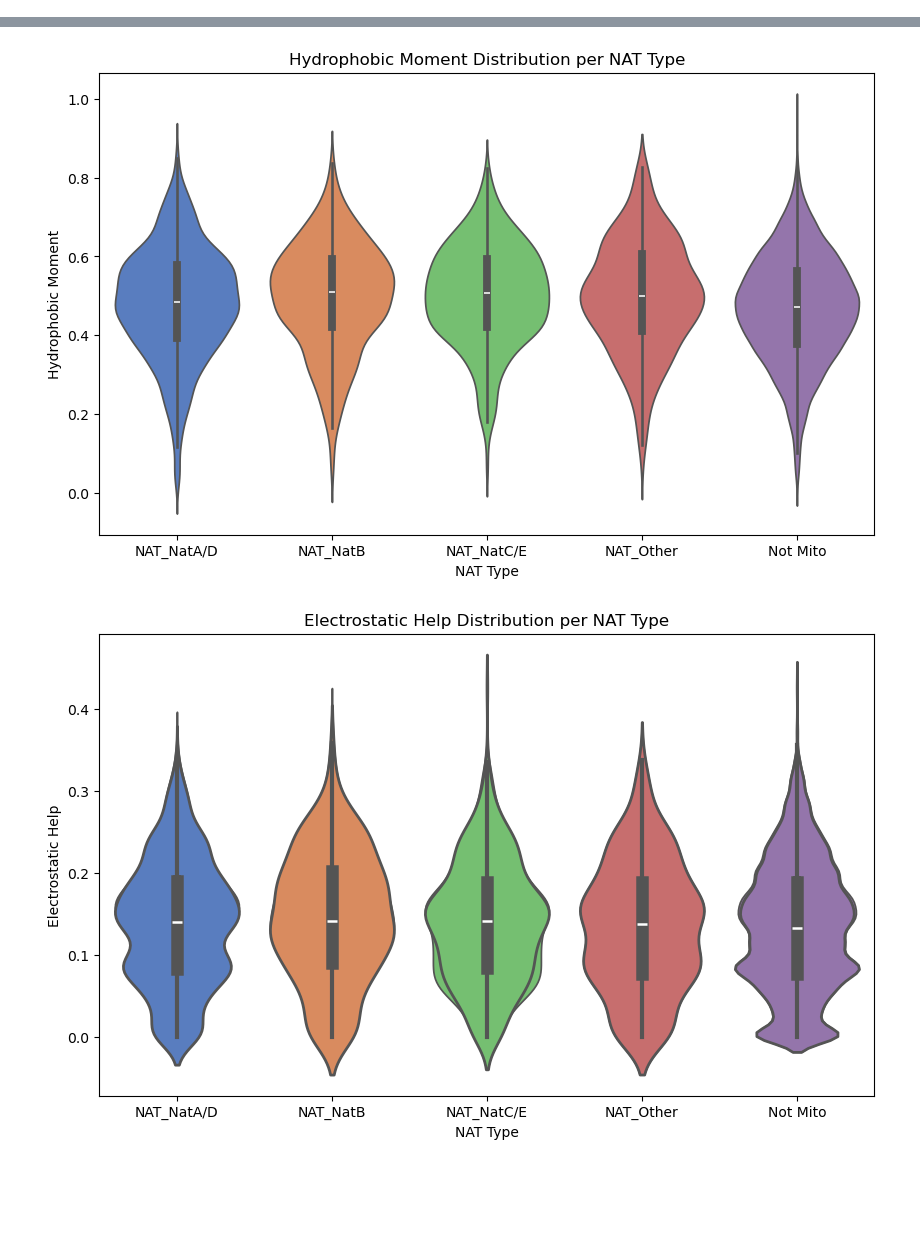
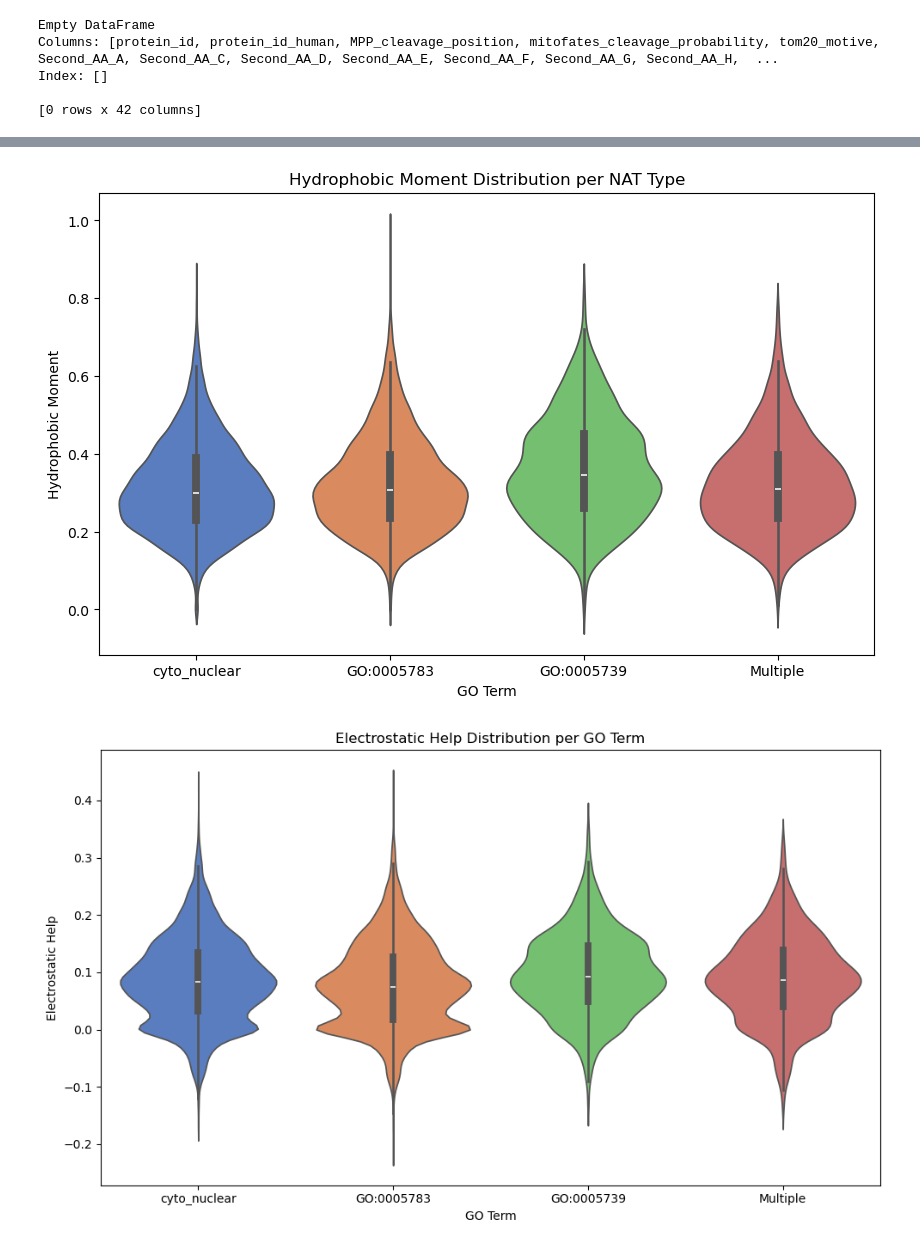
Before and after one commit to alexanderbalzer/bachelor_thesis, a Jupyter notebook: machine_learning/plot_stuff.ipynb, the cells around one changed output, grey strips where cells are left out. Cells and saved outputs as stored; diff of their text form; code cells hidden in the pictures; blank space fills up the shorter version.

```diff
--- a/machine_learning/plot_stuff.ipynb
+++ b/machine_learning/plot_stuff.ipynb
@@ -6,72 +6,60 @@ import seaborn as sns
 # %%
 csv_file_path = '/home/abalzer/Documents/github_clone/bachelor_thesis/pipeline/output/output_20250519_142700_machine_learning_human/Homo_sapiens/feature_matrix_with_go_terms.csv'
 output_file = '/home/abalzer/Documents/github_clone/bachelor_thesis/pipeline/output/output_20250519_142700_machine_learning_human/Homo_sapiens/'
-csv_file_path_all_organisms = '/home/abalzer/Documents/github_clone/bachelor_thesis/pipeline/output/output_20250603_145910_ml_all_organisms/Homo_sapiens_isoforms/feature_matrix_with_go_terms.csv'
+csv_file_path_all_organisms = '/home/abalzer/Documents/github_clone/bachelor_thesis/pipeline/output/output_20250603_145910_ml_all_organisms/Homo_sapiens/feature_matrix_with_go_terms.csv'
 # Read the CSV file into a pandas DataFrame
 df = pd.read_csv(csv_file_path_all_organisms)
 # %%
 print(df.head(0))
+# %% [output]
+Empty DataFrame
+Columns: [protein_id, protein_id_human, MPP_cleavage_position, mitofates_cleavage_probability, tom20_motive, Second_AA_A, Second_AA_C, Second_AA_D, Second_AA_E, Second_AA_F, Second_AA_G, Second_AA_H,  ...
+Index: []
+
+[0 rows x 42 columns]
 # %%
-mito_df = df.copy()
-mito_df = mito_df[(mito_df['GO_Term'] == "GO:0005739")]
-not_mito_proteins = df[(df['GO_Term'] != "GO:0005739")]
-not_mito_proteins['NAT_Type'] = not_mito_proteins[['NAT_NatA/D', 'NAT_NatB', 'NAT_NatC/E', 'NAT_Other']].idxmax(axis=1)
-not_mito_proteins['NAT_Type'] = 'Not Mito'
+mito_df = df[(df['GO_Term'] == "GO:0005739")]
+er_df = df[(df['GO_Term'] == 'GO:0005783')]
+cyto_df = df[(df['GO_Term'] == 'cyto_nuclear')]
+multiple = df[(df['GO_Term'] == 'Multiple')]
+'''
+er_df['NAT_Type'] = er_df[['NAT_NatA/D', 'NAT_NatB', 'NAT_NatC/E', 'NAT_Other']].idxmax(axis=1)
+er_df['NAT_Type'] = 'ER'
+cyto_df['NAT_Type'] = cyto_df[['NAT_NatA/D', 'NAT_NatB', 'NAT_NatC/E', 'NAT_Other']].idxmax(axis=1)
+cyto_df['NAT_Type'] = 'cyto_nuclear'
+multiple['NAT_Type'] = cyto_df[['NAT_NatA/D', 'NAT_NatB', 'NAT_NatC/E', 'NAT_Other']].idxmax(axis=1)
+multiple['NAT_Type'] = 'multiple'
 
 NAT_NatAD = mito_df['NAT_NatA/D']
 NAT_NatB = mito_df['NAT_NatB']
 NAT_NatCE = mito_df['NAT_NatC/E']
 NAT_Other = mito_df['NAT_Other']
 # Combine the four NAT columns into a single column
-mito_df['NAT_Type'] = mito_df[['NAT_NatA/D', 'NAT_NatB', 'NAT_NatC/E', 'NAT_Other']].idxmax(axis=1)
+mito_df['NAT_Type'] = mito_df[['NAT_NatA/D', 'NAT_NatB', 'NAT_NatC/E', 'NAT_Other']].idxmax(axis=1)'''
 
 # Combine mito_df and not_mito_proteins for plotting
-combined_df = pd.concat([mito_df, not_mito_proteins], ignore_index=True)
+combined_df = pd.concat([mito_df, er_df, cyto_df, multiple], ignore_index=True)
 
 # Create a new dataframe with the NAT_Type column
-nat_df = combined_df[['protein_id', 'NAT_Type']].copy()
-nat_df = combined_df[['protein_id', 'NAT_Type', 'Hydrophobic Moment', 'Electrostatic Help','electrostatic help if diff nat', 'electrostatic help if huntington']].copy()
+nat_df = combined_df[['protein_id', 'Hydrophobic Moment', 'Electrostatic Help', 'GO_Term']].copy()
 # Group by NAT_Type and calculate the mean for Hydrophobic_Moment and Electrostatic_Help
-nat_means = nat_df.groupby('NAT_Type')[['Hydrophobic Moment', 'Electrostatic Help', 'electrostatic help if diff nat', 'electrostatic help if huntington']].mean()
+nat_means = nat_df.groupby('GO_Term')[['Hydrophobic Moment', 'Electrostatic Help']].mean()
 
 # Create a figure and axis
 fig, ax1 = plt.subplots(figsize=(10, 6))
 # Create a violin plot for Hydrophobic Moment
-sns.violinplot(x=nat_df['NAT_Type'], y=nat_df['Hydrophobic Moment'], ax=ax1, palette="muted")
-ax1.set_xlabel('NAT Type')
+sns.violinplot(x=nat_df['GO_Term'], y=nat_df['Hydrophobic Moment'], ax=ax1, palette="muted")
+ax1.set_xlabel('GO Term')
 ax1.set_ylabel('Hydrophobic Moment')
 ax1.set_title('Hydrophobic Moment Distribution per NAT Type')
 
 # Create a violin plot for Electrostatic Help on a new figure
 fig, ax2 = plt.subplots(figsize=(10, 6))
-sns.violinplot(x=nat_df['NAT_Type'], y=nat_df['Electrostatic Help'], ax=ax2, palette="muted")
-ax2.set_xlabel('NAT Type')
+sns.violinplot(x=nat_df['GO_Term'], y=nat_df['Electrostatic Help'], ax=ax2, palette="muted")
+ax2.set_xlabel('GO Term')
 ax2.set_ylabel('Electrostatic Help')
-ax2.set_title('Electrostatic Help Distribution per NAT Type')
+ax2.set_title('Electrostatic Help Distribution per GO Term')
 
-sns.violinplot(
-    x=nat_df['NAT_Type'],
-    y=nat_df['electrostatic help if diff nat'],
-    ax=ax2,
-    palette="muted",
-    linewidth=2,
-    color='black'
-)
-# Create a violin plot for Electrostatic Help on a new figure
-fig, ax3 = plt.subplots(figsize=(10, 6))
-sns.violinplot(x=nat_df['NAT_Type'], y=nat_df['Electrostatic Help'], ax=ax3, palette="muted")
-ax3.set_xlabel('NAT Type')
-ax3.set_ylabel('Electrostatic Help')
-ax3.set_title('Electrostatic Help Distribution per NAT Type')
-
-sns.violinplot(
-    x=nat_df['NAT_Type'],
-    y=nat_df['electrostatic help if huntington'],
-    ax=ax3,
-    palette="muted",
-    linewidth=2,
-    color='black'
-)
 plt.tight_layout()
 plt.show()
 # %% [output]
@@ -95,2 +73,2 @@ Passing `palette` without assigning `hue` is deprecated and will be removed in v
-[figure, old version]
+[figure, new version]
-[figure, old version]
+[figure, new version]
```
Also changed, not shown: parts of 3 cells of this notebook, 9 other files.
